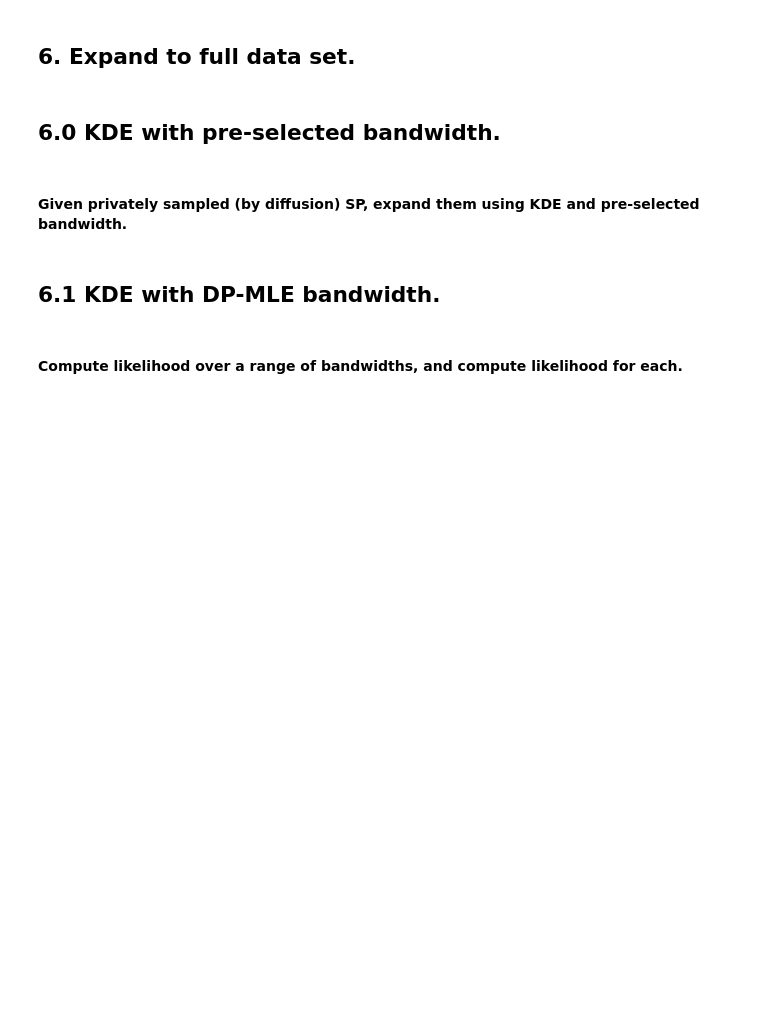
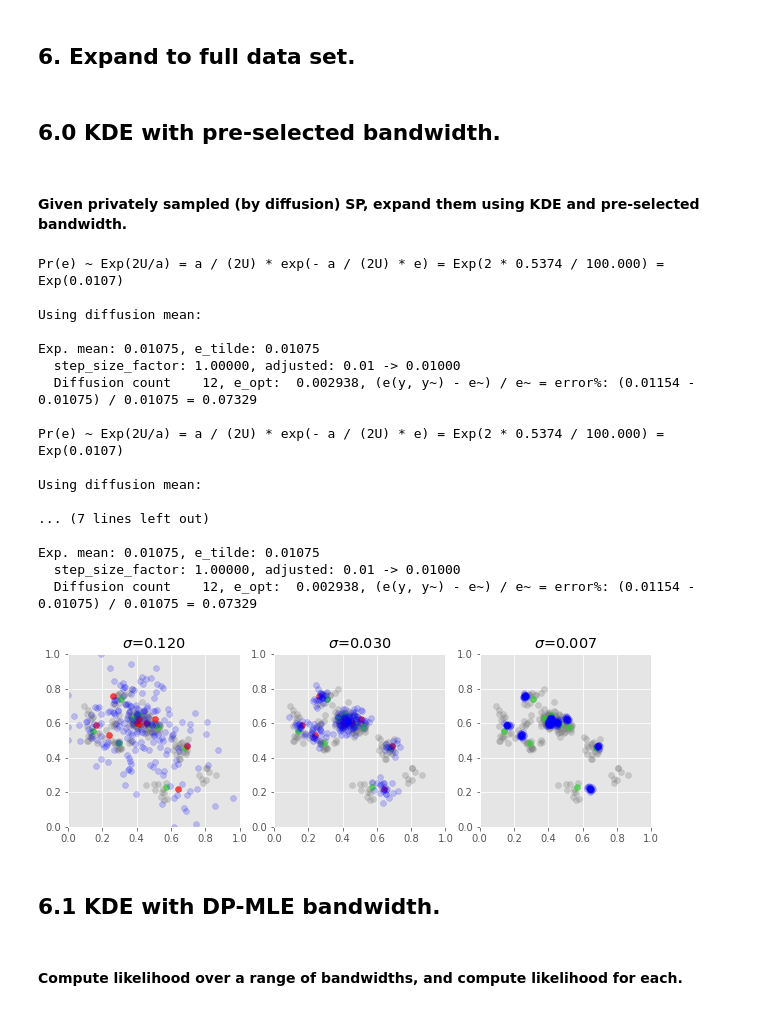
Before and after one commit to diesendruck/pv, a Jupyter notebook: mv_sp_privacy/src/sp_privacy.ipynb, the cells around one changed output. Saved outputs shown, nothing was run; the diff lists cells and outputs as text; code cells hidden in the pictures; blank space fills up the shorter version.

```diff
--- a/mv_sp_privacy/src/sp_privacy.ipynb
+++ b/mv_sp_privacy/src/sp_privacy.ipynb
@@ -394,39 +443,59 @@ ___
 ## 6.0 KDE with pre-selected bandwidth.
 # %% [markdown]
 #### Given privately sampled (by diffusion) SP, expand them using KDE and pre-selected bandwidth.
+# %%
+ALPHA = 100
+STEP_SIZE = 1e-2
+
+FULL_SAMPLE_SIZE = M
+PLOT = 1
 # %%
 # Show data and y_tilde.
-NUM_Y_TILDES = 1
-METHOD = 'diffusion'
-FULL_SAMPLE_SIZE = M
-STEP_SIZE = 1e-2
-PLOT = 1
-
 bandwidths = [SIGMA_DATA * 4, SIGMA_DATA, SIGMA_DATA / 4]
 n_bw = len(bandwidths)
 
 fig, axs = plt.subplots(1, n_bw, figsize=(3 * n_bw, 3))
 
 for i, bw in enumerate(bandwidths):
     np.random.seed(234)
     (y_tilde,
      y_tilde_upsampled,
      y_tilde_expansion) = sample_full_set_by_diffusion(e_opt, energy_sensitivity,
                                                        x, y_opt, STEP_SIZE, ALPHA,
                                                        bw, FULL_SAMPLE_SIZE,
-                                                       plot=False)
+                                                       plot=False, diffusion_mean=True)
 
     axs[i].set_title(r'$\sigma$={:.3f}'.format(bw))
     axs[i].scatter(x[:, 0], x[:, 1], c='gray', alpha=0.3)
+    axs[i].scatter(y_opt[:, 0], y_opt[:, 1], c='limegreen', alpha=0.7)
     axs[i].scatter(y_tilde[:, 0], y_tilde[:, 1], c='red', alpha=0.7)
     axs[i].scatter(y_tilde_expansion[:, 0], y_tilde_expansion[:, 1],
                    c='blue', alpha=0.2)
     axs[i].set_xlim((0, 1))
     axs[i].set_ylim((0, 1))
 
 plt.subplots_adjust(wspace=0.2, hspace=0.2,
                     bottom=0.1, top=0.9, left=0.05, right=0.95)
 plt.savefig('../output/fig_kde_fixed_bandwidth.png')
+# %% [output]
+Pr(e) ~ Exp(2U/a) = a / (2U) * exp(- a / (2U) * e) = Exp(2 * 0.5374 / 100.000) = Exp(0.0107)
+
+Using diffusion mean:
+
+Exp. mean: 0.01075, e_tilde: 0.01075
+  step_size_factor: 1.00000, adjusted: 0.01 -> 0.01000
+  Diffusion count    12, e_opt:  0.002938, (e(y, y~) - e~) / e~ = error%: (0.01154 - 0.01075) / 0.01075 = 0.07329
+
+Pr(e) ~ Exp(2U/a) = a / (2U) * exp(- a / (2U) * e) = Exp(2 * 0.5374 / 100.000) = Exp(0.0107)
+
+Using diffusion mean:
+
+... (7 lines left out)
+
+Exp. mean: 0.01075, e_tilde: 0.01075
+  step_size_factor: 1.00000, adjusted: 0.01 -> 0.01000
+  Diffusion count    12, e_opt:  0.002938, (e(y, y~) - e~) / e~ = error%: (0.01154 - 0.01075) / 0.01075 = 0.07329
+[figure, added]
 # %% [markdown]
 ## 6.1 KDE with DP-MLE bandwidth.
 # %% [markdown]
```
Also changed, not shown: parts of 20 cells of this notebook, 1 other file.
